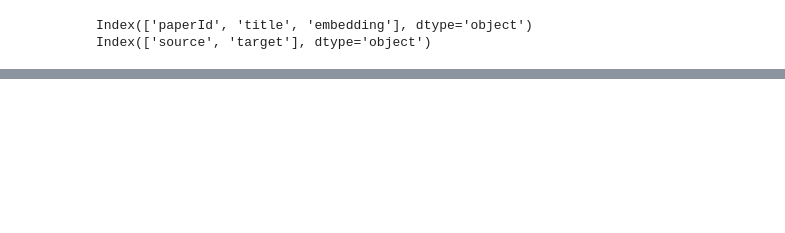
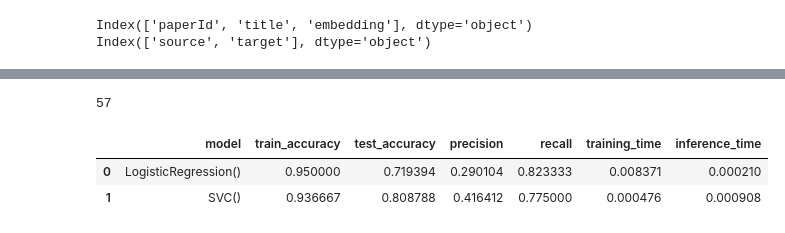
Before and after one commit to leo-ware/cs156-final, a Jupyter notebook: another_notebook.ipynb, the cells around one changed output, grey strips where cells are left out. Saved outputs shown, nothing was run; the diff lists cells and outputs as text; code cells hidden in the pictures; blank space fills up the shorter version.

```diff
--- a/another_notebook.ipynb
+++ b/another_notebook.ipynb
@@ -62,0 +51,21 @@ def score_model(model):
+# %%
+def select_data(embeddings, source_paper, n_positive, n_negative, n_counterexamples=100):
+    """Given a source paper, selects the positive and negative training examples and returns positive and negative test sets.
+    """
+    not_source_papers = np.setdiff1d(np.unique(citations.source), [source_paper])
+
+    reference_group_ids = citations[citations.source == source_paper].target.values
+    reference_group_embeddings = embeddings[paper_data.paperId.isin(reference_group_ids)]
+    counterexample_group_ids = citations[citations.source.isin(not_source_papers)].target.values
+    counterexample_group_embeddings = embeddings[paper_data.paperId.isin(counterexample_group_ids)]
+
+    references_train_idx = np.random.choice(reference_group_embeddings.shape[0], n_positive, replace=False)
+    references_train = reference_group_embeddings[references_train_idx, :]
+    references_test = reference_group_embeddings[~references_train_idx, :]
+
+    counterexample_train_idx = np.random.choice(counterexample_group_embeddings.shape[0], n_negative, replace=False)
+    counterexample_train = counterexample_group_embeddings[counterexample_train_idx, :]
+    counterexample_test_idx = np.random.choice(counterexample_group_embeddings.shape[0], n_counterexamples, replace=False)
+    counterexample_test = counterexample_group_embeddings[counterexample_test_idx, :]
+
+    return references_train, references_test, counterexample_train, counterexample_test
@@ -63,3 +140,13 @@ def score_model(model):
+# %%
+models = [LogisticRegression(), SVC()]
+results = score_supervised(models, embeddings_pca_50, 10, 10)
+print(results["n_reference_groups"])
+results["results"]
+# %% [output]
+57
+|  | model | train_accuracy | test_accuracy | precision | recall | training_time | inference_time |
+| 0 | LogisticRegression() | 0.950000 | 0.719394 | 0.290104 | 0.823333 | 0.008371 | 0.000210 |
+| 1 | SVC() | 0.936667 | 0.808788 | 0.416412 | 0.775000 | 0.000476 | 0.000908 |
 # %%
 class RecenteringTransformer(BaseEstimator, TransformerMixin):
     def __init__(self):
```
Also changed, not shown: parts of 12 cells of this notebook.
